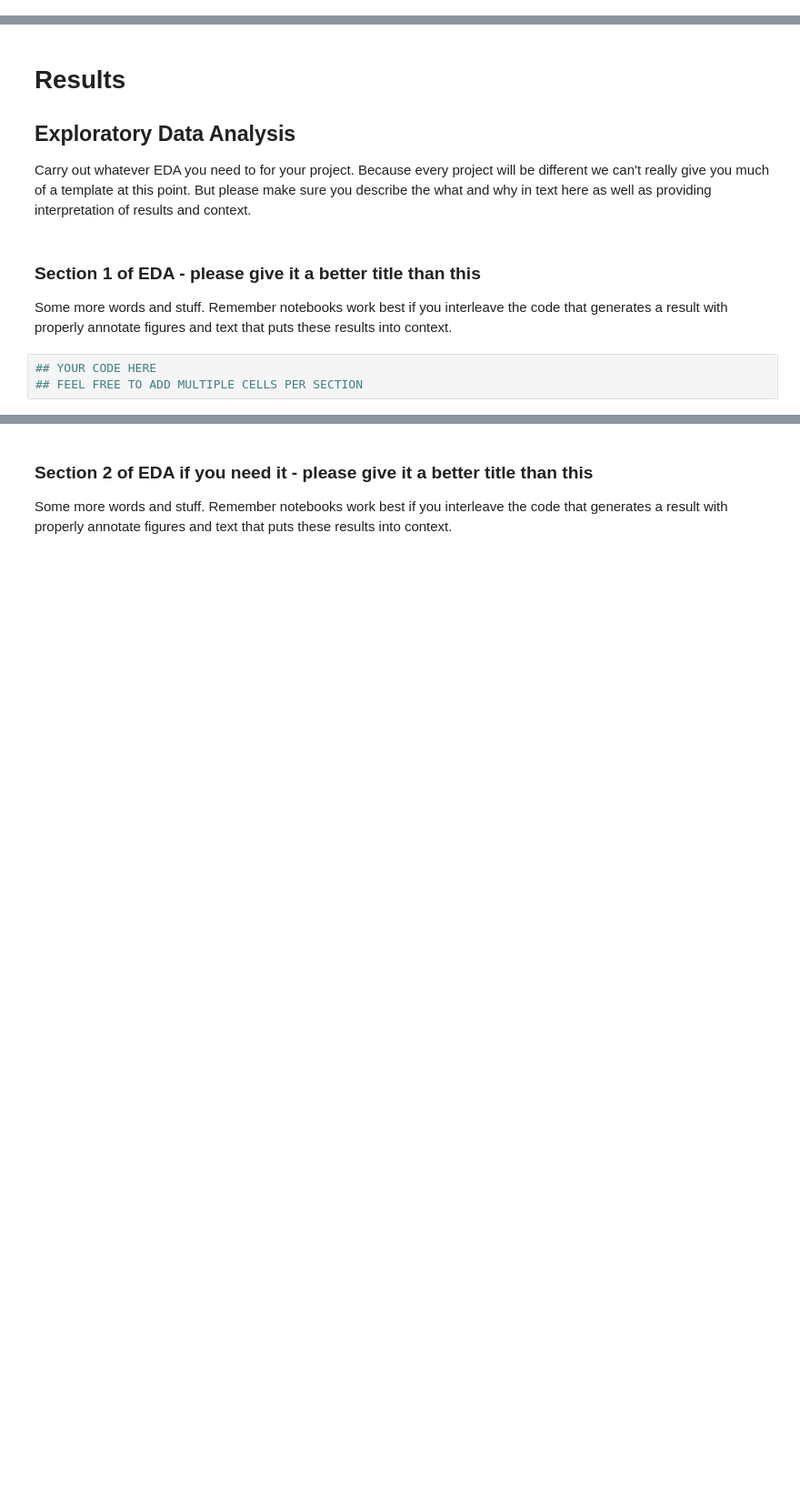
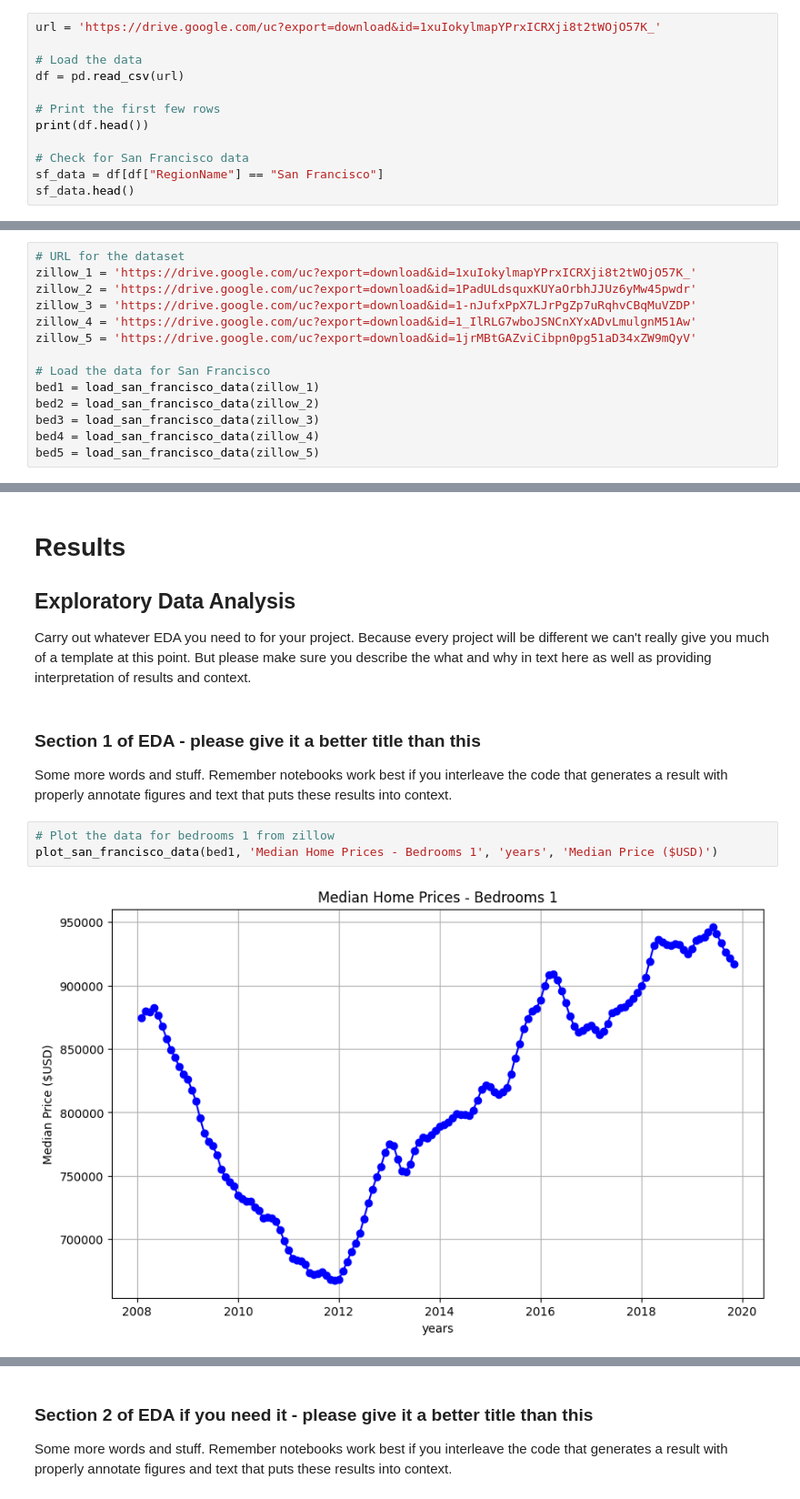
Before and after one commit to KevinABV63/Bash-Grader, a Jupyter notebook: EDACheckpoint_Group045_WI25.ipynb, the cells around one changed output, grey strips where cells are left out. Shown: that part at 91% size. Drawn from its saved outputs; the diff is of its cells as text; blank space fills up the shorter version.

```diff
--- a/EDACheckpoint_Group045_WI25.ipynb
+++ b/EDACheckpoint_Group045_WI25.ipynb
@@ -99,0 +101,12 @@ SyntaxError: leading zeros in decimal integer literals are not permitted; use an
+# %%
+url = 'https://drive.google.com/uc?export=download&id=1xuIokylmapYPrxICRXji8t2tWOjO57K_'
+
+# Load the data
+df = pd.read_csv(url)
+
+# Print the first few rows
+print(df.head())
+
+# Check for San Francisco data
+sf_data = df[df["RegionName"] == "San Francisco"]
+sf_data.head()
@@ -99,0 +190,14 @@ SyntaxError: leading zeros in decimal integer literals are not permitted; use an
+# %%
+# URL for the dataset
+zillow_1 = 'https://drive.google.com/uc?export=download&id=1xuIokylmapYPrxICRXji8t2tWOjO57K_'
+zillow_2 = 'https://drive.google.com/uc?export=download&id=1PadULdsquxKUYaOrbhJJUz6yMw45pwdr'
+zillow_3 = 'https://drive.google.com/uc?export=download&id=1-nJufxPpX7LJrPgZp7uRqhvCBqMuVZDP'
+zillow_4 = 'https://drive.google.com/uc?export=download&id=1_IlRLG7wboJSNCnXYxADvLmulgnM51Aw'
+zillow_5 = 'https://drive.google.com/uc?export=download&id=1jrMBtGAZviCibpn0pg51aD34xZW9mQyV'
+
+# Load the data for San Francisco
+bed1 = load_san_francisco_data(zillow_1)
+bed2 = load_san_francisco_data(zillow_2)
+bed3 = load_san_francisco_data(zillow_3)
+bed4 = load_san_francisco_data(zillow_4)
+bed5 = load_san_francisco_data(zillow_5)
@@ -122,6 +248,8 @@ Carry out whatever EDA you need to for your project.  Because every project will
 ### Section 1 of EDA - please give it a better title than this
 
 Some more words and stuff.  Remember notebooks work best if you interleave the code that generates a result with properly annotate figures and text that puts these results into context.
-# %%
-## YOUR CODE HERE
-## FEEL FREE TO ADD MULTIPLE CELLS PER SECTION
+# %%
+# Plot the data for bedrooms 1 from zillow
+plot_san_francisco_data(bed1, 'Median Home Prices - Bedrooms 1', 'years', 'Median Price ($USD)')
+# %% [output]
+[figure, added]
```
Also changed, not shown: parts of 22 cells of this notebook.
